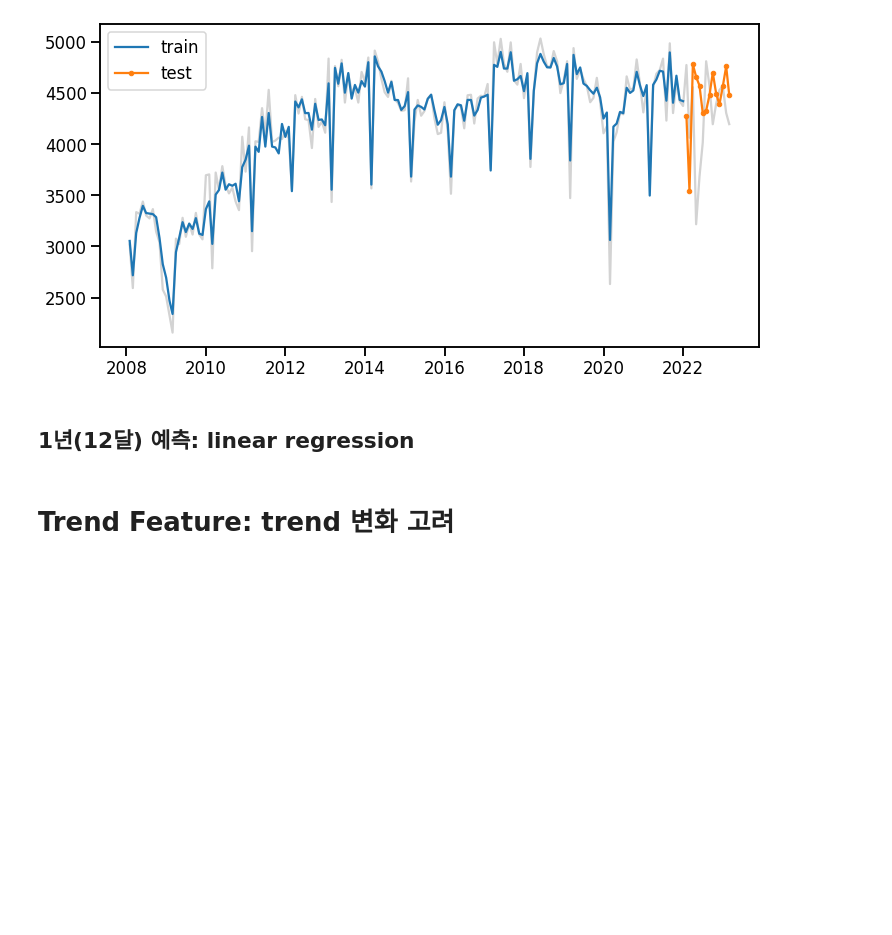
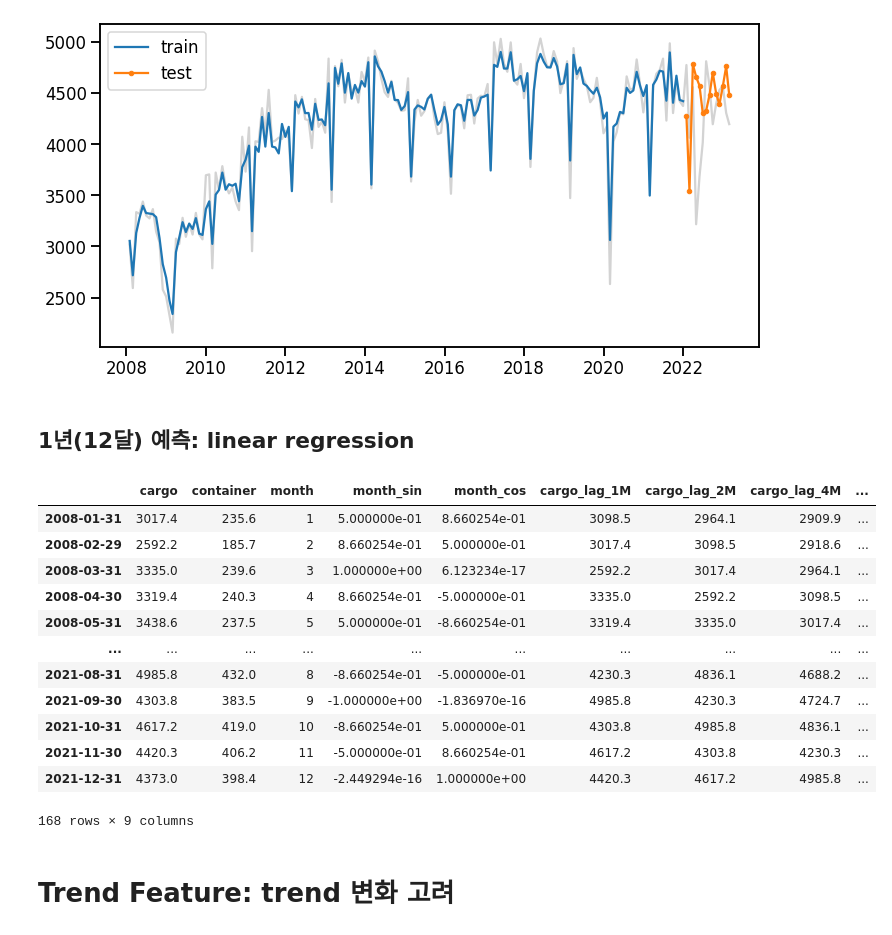
Before and after one commit to 21ckwj/project, a Jupyter notebook: Change_point를 사용한 단변량 시계열 예측/2. 데이터분석 및 예측.ipynb, the cells around one changed output. Saved outputs shown, nothing was run; the diff lists cells and outputs as text; code cells hidden in the pictures; blank space fills up the shorter version.

```diff
--- a/Change_point를 사용한 단변량 시계열 예측/2. 데이터분석 및 예측.ipynb
+++ b/Change_point를 사용한 단변량 시계열 예측/2. 데이터분석 및 예측.ipynb
@@ -468,0 +473,36 @@ model = LinearRegression()
+# %%
+# train, test 데이터프레임
+df_train = df.loc[df.index < forecast_start].copy()
+df_test = df.loc[df.index >= forecast_start].copy()
+
+y_train = df_train['cargo']
+X_train = pipeline_1step.fit_transform(df_train)
+X_train
+
+# # model training
+# # Train one-step ahead forecast model
+# model.fit(X_train, y_train)
+
+# # lag feature를 사용할 시작 날짜
+# # lag 12 이면 예측시작날짜로 부터 12달 전 데이터 필요
+# look_back_start = forecast_start - look_back_size
+
+# df_predict = df_train.loc[look_back_start:].copy()
+
+# # Extend index into forecast horizon
+# df_predict = pd.concat([df_predict, pd.DataFrame(index=forecast_range)])
+# df_predict
+# %% [output]
+|  | cargo | container | month | month_sin | month_cos | cargo_lag_1M | cargo_lag_2M | cargo_lag_4M | ... |
+| 2008-01-31 | 3017.4 | 235.6 | 1 | 5.000000e-01 | 8.660254e-01 | 3098.5 | 2964.1 | 2909.9 | ... |
+| 2008-02-29 | 2592.2 | 185.7 | 2 | 8.660254e-01 | 5.000000e-01 | 3017.4 | 3098.5 | 2918.6 | ... |
+| 2008-03-31 | 3335.0 | 239.6 | 3 | 1.000000e+00 | 6.123234e-17 | 2592.2 | 3017.4 | 2964.1 | ... |
+| 2008-04-30 | 3319.4 | 240.3 | 4 | 8.660254e-01 | -5.000000e-01 | 3335.0 | 2592.2 | 3098.5 | ... |
+| 2008-05-31 | 3438.6 | 237.5 | 5 | 5.000000e-01 | -8.660254e-01 | 3319.4 | 3335.0 | 3017.4 | ... |
+| ... | ... | ... | ... | ... | ... | ... | ... | ... | ... |
+| 2021-08-31 | 4985.8 | 432.0 | 8 | -8.660254e-01 | -5.000000e-01 | 4230.3 | 4836.1 | 4688.2 | ... |
+| 2021-09-30 | 4303.8 | 383.5 | 9 | -1.000000e+00 | -1.836970e-16 | 4985.8 | 4230.3 | 4724.7 | ... |
+| 2021-10-31 | 4617.2 | 419.0 | 10 | -8.660254e-01 | 5.000000e-01 | 4303.8 | 4985.8 | 4836.1 | ... |
+| 2021-11-30 | 4420.3 | 406.2 | 11 | -5.000000e-01 | 8.660254e-01 | 4617.2 | 4303.8 | 4230.3 | ... |
+| 2021-12-31 | 4373.0 | 398.4 | 12 | -2.449294e-16 | 1.000000e+00 | 4420.3 | 4617.2 | 4985.8 | ... |
+168 rows × 9 columns
```
Also changed, not shown: parts of 2 cells of this notebook.
